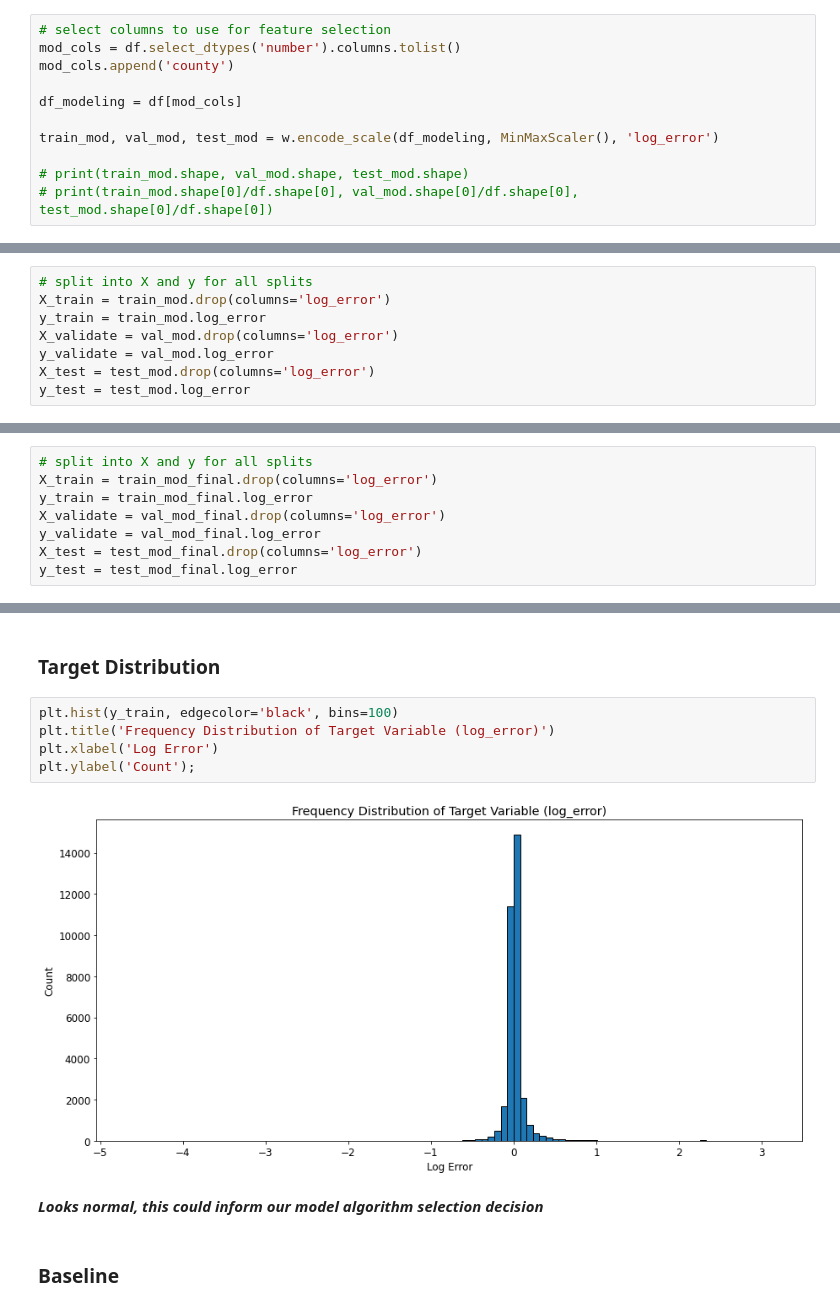
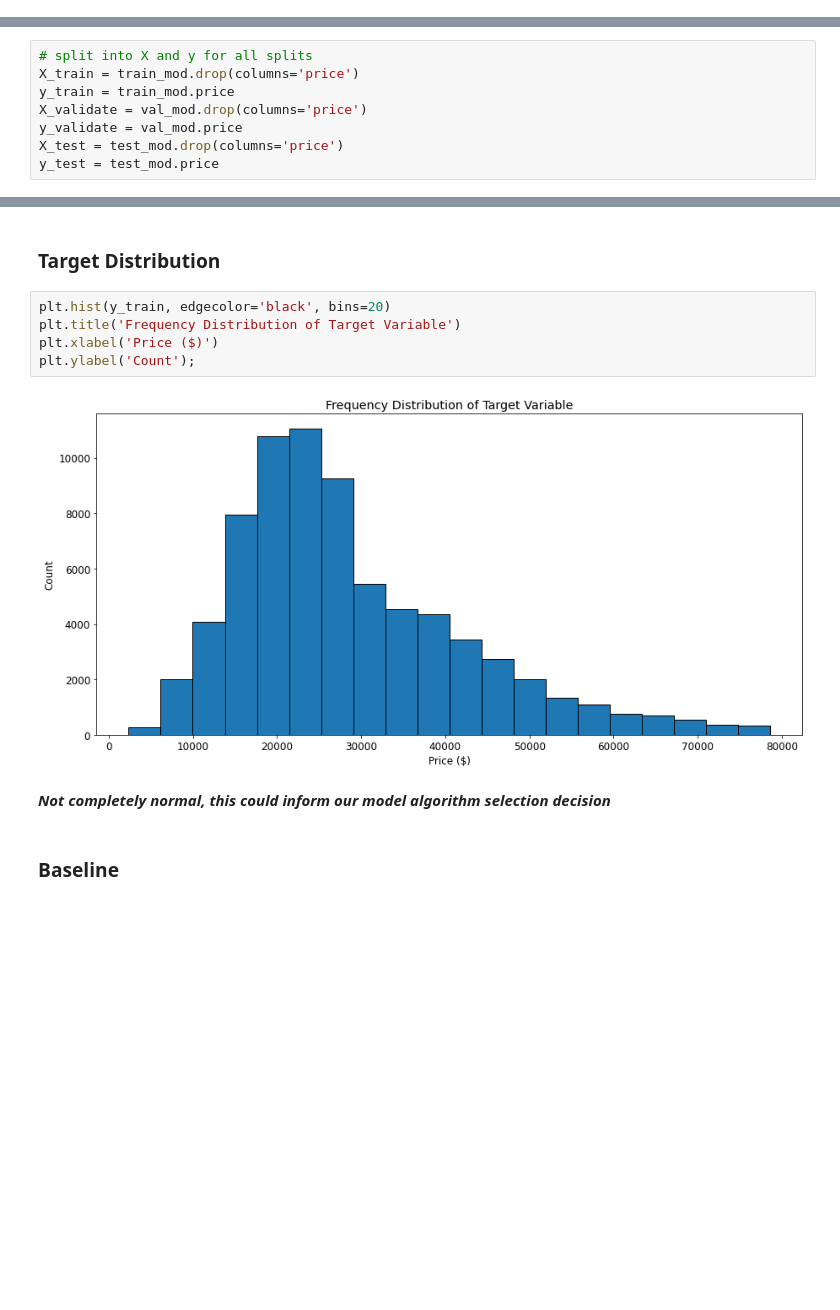
Before and after one commit to adam-talbot/used-cars-regression, a Jupyter notebook: final_notebook.ipynb, the cells around one changed output, grey strips where cells are left out. Drawn from its saved outputs; the diff is of its cells as text; blank space fills up the shorter version.

Commit message:
finished preliminary exploration and baseline for modeling

```diff
--- a/final_notebook.ipynb
+++ b/final_notebook.ipynb
@@ -546,11 +315,0 @@ We reject the null hypothesis, the mean log error for the (7, 12] subset is diff
-# %%
-# select columns to use for feature selection
-mod_cols = df.select_dtypes('number').columns.tolist()
-mod_cols.append('county')
-
-df_modeling = df[mod_cols]
-
-train_mod, val_mod, test_mod = w.encode_scale(df_modeling, MinMaxScaler(), 'log_error')
-
-# print(train_mod.shape, val_mod.shape, test_mod.shape)
-# print(train_mod.shape[0]/df.shape[0], val_mod.shape[0]/df.shape[0], test_mod.shape[0]/df.shape[0])
@@ -559,12 +341,12 @@ train_mod, val_mod, test_mod = w.encode_scale(df_modeling, MinMaxScaler(), 'log_
 ### X and y
 # %%
 # split into X and y for all splits
-X_train = train_mod.drop(columns='log_error')
-y_train = train_mod.log_error
-X_validate = val_mod.drop(columns='log_error')
-y_validate = val_mod.log_error
-X_test = test_mod.drop(columns='log_error')
-y_test = test_mod.log_error
+X_train = train_mod.drop(columns='price')
+y_train = train_mod.price
+X_validate = val_mod.drop(columns='price')
+y_validate = val_mod.price
+X_test = test_mod.drop(columns='price')
+y_test = test_mod.price
 # %% [markdown]
 ---
 ### Additional Feature Analysis
@@ -962,8 +396,0 @@ test_mod_final = test_mod_final.drop(columns='cluster_1')
-# %%
-# split into X and y for all splits
-X_train = train_mod_final.drop(columns='log_error')
-y_train = train_mod_final.log_error
-X_validate = val_mod_final.drop(columns='log_error')
-y_validate = val_mod_final.log_error
-X_test = test_mod_final.drop(columns='log_error')
-y_test = test_mod_final.log_error
@@ -977,13 +397,13 @@ Test Proportion: 0.10
 # %% [markdown]
 ### Target Distribution
 # %%
-plt.hist(y_train, edgecolor='black', bins=100)
-plt.title('Frequency Distribution of Target Variable (log_error)')
-plt.xlabel('Log Error')
+plt.hist(y_train, edgecolor='black', bins=20)
+plt.title('Frequency Distribution of Target Variable')
+plt.xlabel('Price ($)')
 plt.ylabel('Count');
 # %% [output]
-[figure, old version]
+[figure, new version]
 # %% [markdown]
-***Looks normal, this could inform our model algorithm selection decision***
+***Not completely normal, this could inform our model algorithm selection decision***
 # %% [markdown]
 ### Baseline
```
Also changed, not shown: parts of 92 cells of this notebook.
